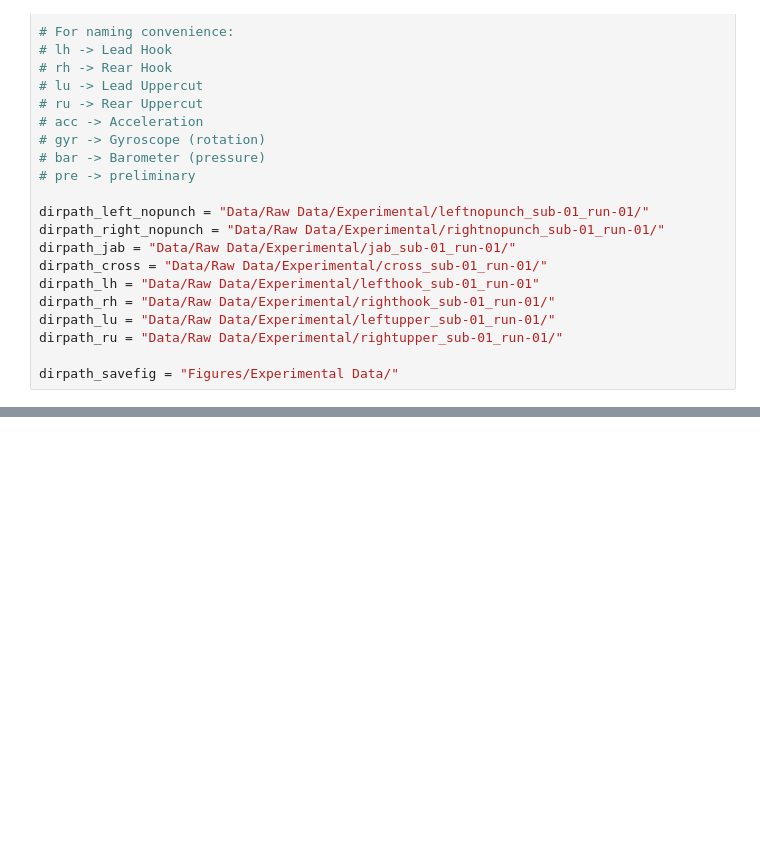
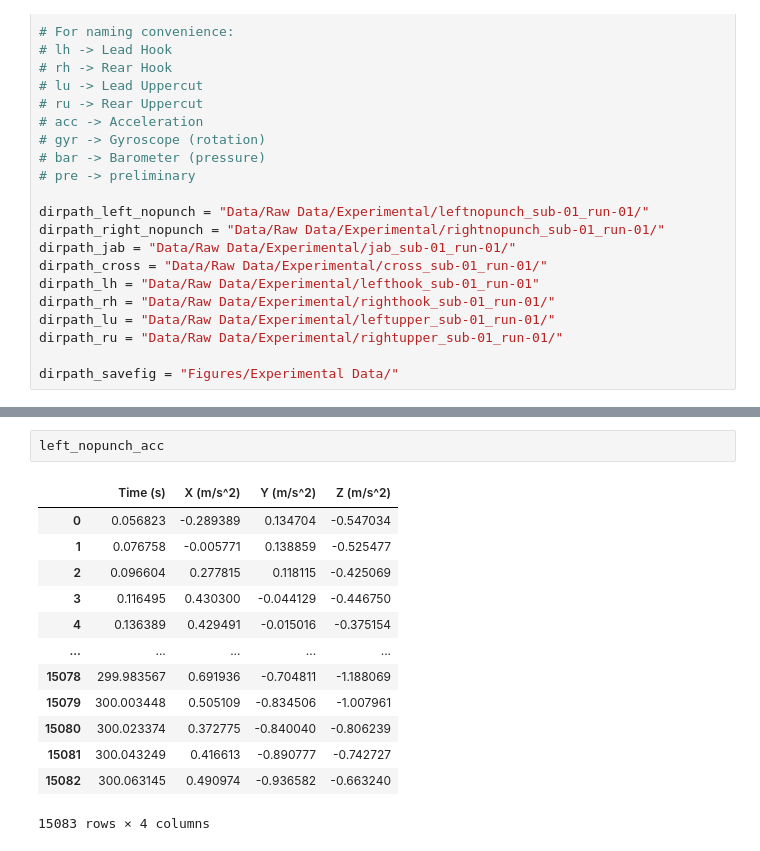
Before and after one commit to BruceLeo99/MLQS-VU-Project-Tyson, a Jupyter notebook: Experimental Boxing data review.ipynb, the cells around one changed output, grey strips where cells are left out. Saved outputs shown, nothing was run; the diff lists cells and outputs as text; blank space fills up the shorter version.

```diff
--- a/Experimental Boxing data review.ipynb
+++ b/Experimental Boxing data review.ipynb
@@ -96,0 +175,16 @@ FileNotFoundError: [Errno 2] No such file or directory: 'Data/Raw Data/Experimen
+# %%
+left_nopunch_acc
+# %% [output]
+|  | Time (s) | X (m/s^2) | Y (m/s^2) | Z (m/s^2) |
+| 0 | 0.056823 | -0.289389 | 0.134704 | -0.547034 |
+| 1 | 0.076758 | -0.005771 | 0.138859 | -0.525477 |
+| 2 | 0.096604 | 0.277815 | 0.118115 | -0.425069 |
+| 3 | 0.116495 | 0.430300 | -0.044129 | -0.446750 |
+| 4 | 0.136389 | 0.429491 | -0.015016 | -0.375154 |
+| ... | ... | ... | ... | ... |
+| 15078 | 299.983567 | 0.691936 | -0.704811 | -1.188069 |
+| 15079 | 300.003448 | 0.505109 | -0.834506 | -1.007961 |
+| 15080 | 300.023374 | 0.372775 | -0.840040 | -0.806239 |
+| 15081 | 300.043249 | 0.416613 | -0.890777 | -0.742727 |
+| 15082 | 300.063145 | 0.490974 | -0.936582 | -0.663240 |
+15083 rows × 4 columns
```
Also changed, not shown: parts of 12 cells of this notebook.
